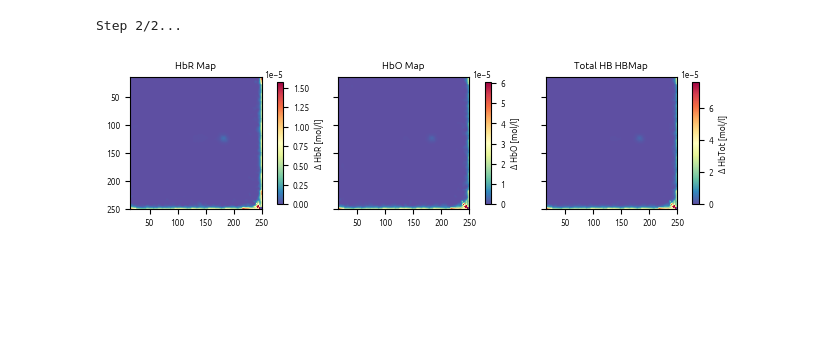
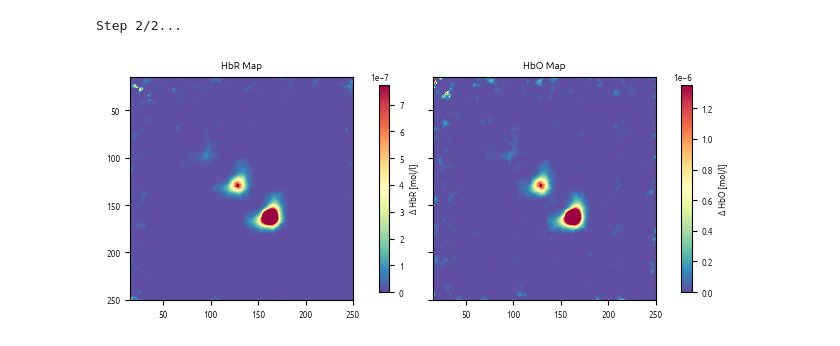
Before and after one commit to nicocarbone/MamoRefCodePublic, a Jupyter notebook: MamoRefRecon2D_MC_MultiDepth.ipynb, the cells around one changed output. Cells and saved outputs as stored; diff of their text form; code cells hidden in the pictures; blank space fills up the shorter version.

```diff
--- a/MamoRefRecon2D_MC_MultiDepth.ipynb
+++ b/MamoRefRecon2D_MC_MultiDepth.ipynb
@@ -12,13 +12,18 @@ imagesMC2, shapeImagesMC2 = aux.loadMatStruct("Tomo_CuatroInc_reg_830_mm_sinPare
+# %%
+sigmaGauss = 12
+fftStrength = 2
+cropSizeX = 70
+cropSizeY = 70
+maxDev = 5
+doTotMap = False
 # %%
 # Perfom smoothing
 
-fftStrenght = 2
-
 for i in range(shapeImagesMC1[0]):
-    imagesMC1[i] = aux.fftGauss(imagesMC1[i], fftStrenght)[0]
+    imagesMC1[i] = aux.fftGauss(imagesMC1[i], fftStrength)[0]
 
 for i in range(shapeImagesMC2[0]):
-    imagesMC2[i] = aux.fftGauss(imagesMC2[i], fftStrenght)[0]
+    imagesMC2[i] = aux.fftGauss(imagesMC2[i], fftStrength)[0]
 # %%
 # Compute source centers
 
@@ -35,9 +40,6 @@ for i in range(shapeImagesMC2[0]):
 
 imagesCentered1 = []
 imagesCentered2 = []
-
-cropSizeX = 100
-cropSizeY = 100
 
 for i, image in enumerate(imagesMC1):
     imageTemp = aux.cropAroundPosition(image, round(centersPos1[i][1]), round(centersPos1[i][0]), cropSizeX, cropSizeY)
@@ -67,7 +69,7 @@ plt.imshow(imagesDiv1[12])
 # %%
 # Generate 2D reconstruction using gaussian weights
 
-gaussianWeights = aux.gaussian2D(cropSizeX,cropSizeY,int(cropSizeX/2),int(cropSizeX/2),sigma=10,muu=0,contrast=0)
+gaussianWeights = aux.gaussian2D(cropSizeX,cropSizeY,int(cropSizeX/2),int(cropSizeX/2),sigma=sigmaGauss,muu=0,contrast=0)
 
 recon2DAll1, recon2DAllCount1 = aux.recon2D(imagesDiv1, centersPos1, weights=gaussianWeights)
 recon2DAll2, recon2DAllCount2 = aux.recon2D(imagesDiv2, centersPos2, weights=gaussianWeights)
@@ -119,6 +121,8 @@ OxyMap_2D_filtered = OxyMap_2D
 desOxyMap_2D_filtered[desOxyMap_2D_filtered==np.nan] = 0
 OxyMap_2D_filtered[OxyMap_2D_filtered==np.nan] = 0
 # %%
+#import matplotlib
+#matplotlib.use('agg')
 colorMap = "Spectral_r"
 
 font = {'family' : 'ubuntu',
@@ -127,54 +131,53 @@ font = {'family' : 'ubuntu',
 
 mp.rc('font', **font)
 
-
-
-figSats, ((DesOxy, Oxy, Tot)) = plt.subplots(1, 3, sharex=True, sharey=True)
-
-maxDev = 5
+if doTotMap:
+        figSats, ((DesOxy, Oxy, Tot)) = plt.subplots(1, 3, sharex=True, sharey=True)
+        font["size"] = 6
+        mp.rc('font', **font)
+else:
+        figSats, ((DesOxy,Oxy)) = plt.subplots(1, 2, sharex=True, sharey=True)
 
 sd = np.nanstd(desOxyMap_2D_filtered)
 median = np.nanmedian(desOxyMap_2D_filtered)
 vmax = median + maxDev * sd
 vmin = 0
 
 figDesOxy = DesOxy.imshow(desOxyMap_2D_filtered, vmin=vmin, vmax=vmax, cmap=mp.colormaps[colorMap], extent=extent)
 c1 = figSats.colorbar(figDesOxy, ax=DesOxy, fraction=0.04, pad=0.1)
 c1.set_label("Δ HbR [mol/l]")
 
 sd = np.nanstd(OxyMap_2D_filtered)
 median = np.nanmedian(OxyMap_2D_filtered)
 vmax = median + maxDev * sd
 vmin = 0
 
 
 figOxy = Oxy.imshow(OxyMap_2D_filtered, vmin=vmin, vmax=vmax, cmap=mp.colormaps[colorMap], extent=extent)
 c2 = figSats.colorbar(figOxy, ax=Oxy, fraction=0.04, pad=0.1)
 c2.set_label("Δ HbO [mol/l]")
 
+if doTotMap:
+        TotMap_2D = desOxyMap_2D_filtered + OxyMap_2D_filtered
 
-TotMap_2D = desOxyMap_2D_filtered + OxyMap_2D_filtered
-
-sd = np.nanstd(TotMap_2D)
-median = np.nanmedian(TotMap_2D)
-vmax = median + maxDev * sd
-vmin = 0
+        sd = np.nanstd(TotMap_2D)
+        median = np.nanmedian(TotMap_2D)
+        vmax = median + maxDev * sd
+        vmin = 0
 
 
-figTot = Tot.imshow(TotMap_2D, vmin=vmin, vmax=vmax, cmap=mp.colormaps[colorMap], extent=extent)
-c3 = figSats.colorbar(figTot, ax=Tot, fraction=0.04, pad=0.1)
-c3.set_label("Δ HbTot [mol/l]")
+        figTot = Tot.imshow(TotMap_2D, vmin=vmin, vmax=vmax, cmap=mp.colormaps[colorMap], extent=extent)
+        c3 = figSats.colorbar(figTot, ax=Tot, fraction=0.04, pad=0.1)
+        c3.set_label("Δ HbTot [mol/l]")
 
+        Tot.set_title("Total HB HBMap")
 
 DesOxy.set_title("HbR Map")
 
 Oxy.set_title("HbO Map")
 
-Tot.set_title("Total HB HBMap")
-
-
 figSats.tight_layout()
 
 figSats.savefig("MC2Incs_HbXMaps_MultiDepth.png", dpi=300)
 # %% [output]
-[figure, old version]
+[figure, new version]
```
Also changed, not shown: parts of 8 cells of this notebook, 1 other file.
